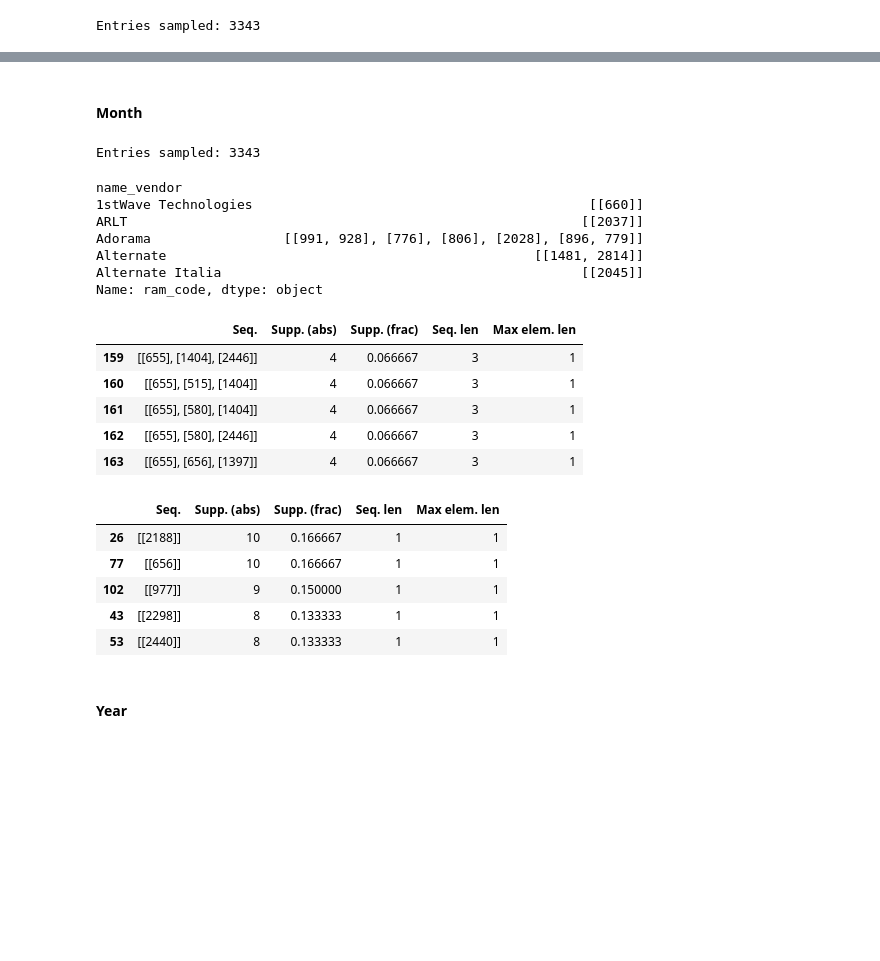
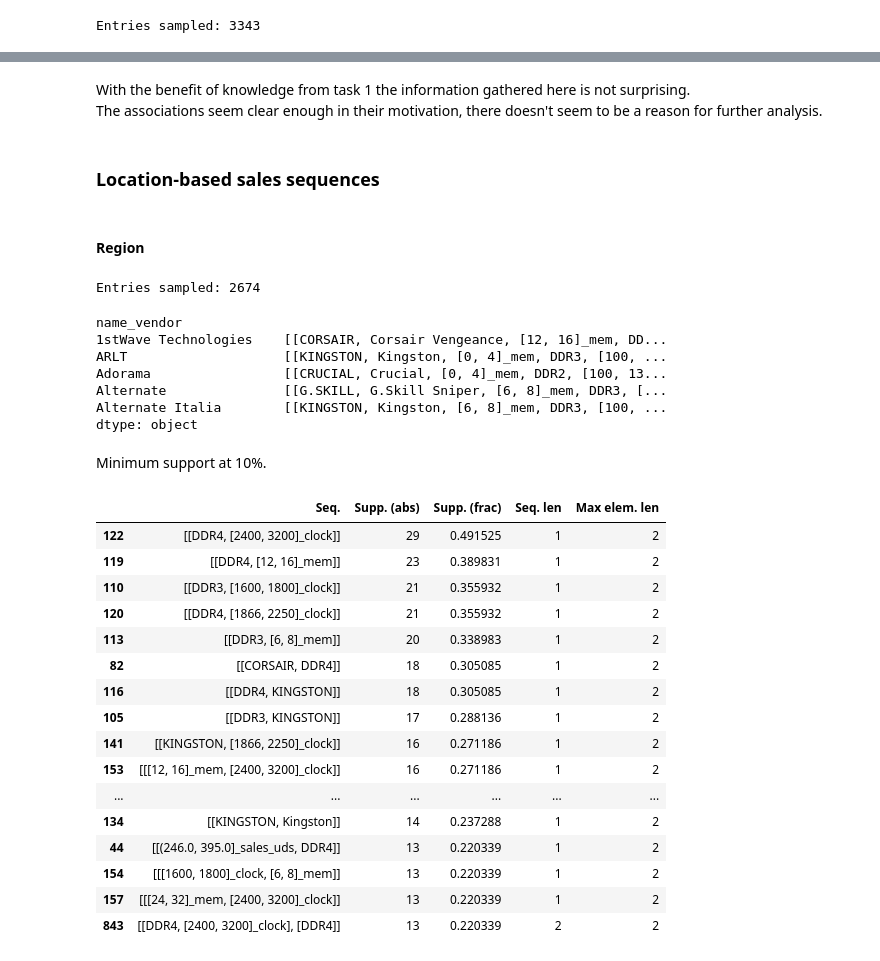
Before and after one commit to adettori/Data-Mining-DM-2020-project, a Jupyter notebook: DM_14_TASK4/dm2020-2-task4.ipynb, the cells around one changed output, grey strips where cells are left out. Cells and saved outputs as stored; diff of their text form; code cells hidden in the pictures; blank space fills up the shorter version.

Commit message:
First complete draft task 4

```diff
--- a/DM_14_TASK4/dm2020-2-task4.ipynb
+++ b/DM_14_TASK4/dm2020-2-task4.ipynb
@@ -834,51 +942,61 @@ display(df_ram.loc[[975, 1609]])
+# %% [markdown]
+With the benefit of knowledge from task 1 the information gathered here is not surprising.
+The associations seem clear enough in their motivation, there doesn't seem to be a reason for further analysis.
+# %% [markdown]
+### Location-based sales sequences
 # %% [markdown]
-#### Month
+#### Region
 # %%
-baskets_sampled_vend_month = df_sales_proc.sample(frac=0.001, random_state=0)
-print(f"Entries sampled: {baskets_sampled_vend_month.shape[0]}")
+baskets_sampled_region = df_sales_proc.sample(frac=0.0008, random_state=0)
+print(f"Entries sampled: {baskets_sampled_region.shape[0]}")
 # %% [output]
-Entries sampled: 3343
+Entries sampled: 2674
 # %%
-baskets_vend_month = baskets_sampled_vend_month.groupby(["name_vendor", "year", "month"])["ram_code"].apply(lambda x: list(x))
-baskets_vend_month = baskets_vend_month.groupby("name_vendor").apply(lambda x: [y for y in x])
+baskets_region = baskets_sampled_region.groupby(["name_vendor", "region"])[target_feat]\
+        .apply(lambda x: list(x.values))
+baskets_region = baskets_region.groupby("name_vendor").apply(lambda x: [y for y in x][0])
 
-baskets_vend_month.head()
+baskets_region.head()
 # %% [output]
 name_vendor
-1stWave Technologies                                           [[660]]
-ARLT                                                          [[2037]]
-Adorama                 [[991, 928], [776], [806], [2028], [896, 779]]
-Alternate                                               [[1481, 2814]]
-Alternate Italia                                              [[2045]]
-Name: ram_code, dtype: object
+1stWave Technologies    [[CORSAIR, Corsair Vengeance, [12, 16]_mem, DD...
+ARLT                    [[KINGSTON, Kingston, [0, 4]_mem, DDR3, [100, ...
+Adorama                 [[CRUCIAL, Crucial, [0, 4]_mem, DDR2, [100, 13...
+Alternate               [[G.SKILL, G.Skill Sniper, [6, 8]_mem, DDR3, [...
+Alternate Italia        [[KINGSTON, Kingston, [6, 8]_mem, DDR3, [100, ...
+dtype: object
 # %%
 format_baskets = []
-for row in baskets_vend_month.values:
+for row in baskets_region.values:
     format_baskets.append(row)
 
-support = np.ceil(baskets_vend_month.shape[0]*6/100)
+support = np.ceil(baskets_region.shape[0]*10/100)
 ap_result = gsp_apriori(format_baskets, support, verbose=False)
+# %% [markdown]
+Minimum support at 10%.
 # %%
-result_vend_month_df = pd.DataFrame(ap_result, columns=["Seq.", "Supp. (abs)"])
+result_region_df = pd.DataFrame(ap_result, columns=["Seq.", "Supp. (abs)"])
 
-result_vend_month_df["Supp. (frac)"] = result_vend_month_df["Supp. (abs)"]/baskets_vend_month.shape[0]
-result_vend_month_df["Seq. len"] = result_vend_month_df["Seq."].apply(lambda x: len(x))
-result_vend_month_df["Max elem. len"] = result_vend_month_df["Seq."].apply(lambda x: np.max([len(y) for y in x]))
+result_region_df["Supp. (frac)"] = result_region_df["Supp. (abs)"]/baskets_region.shape[0]
+result_region_df["Seq. len"] = result_region_df["Seq."].apply(lambda x: len(x))
+result_region_df["Max elem. len"] = result_region_df["Seq."].apply(lambda x: np.max([len(y) for y in x]))
 # %%
-display(result_vend_month_df.sort_values(["Seq. len", "Supp. (abs)"], ascending=False).head())
-display(result_vend_month_df.sort_values(["Max elem. len", "Supp. (abs)"], ascending=False).head())
+display(result_region_df.sort_values(["Max elem. len", "Supp. (abs)"], ascending=False).head(20))
 # %% [output]
 |  | Seq. | Supp. (abs) | Supp. (frac) | Seq. len | Max elem. len |
-| 159 | [[655], [1404], [2446]] | 4 | 0.066667 | 3 | 1 |
-| 160 | [[655], [515], [1404]] | 4 | 0.066667 | 3 | 1 |
-| 161 | [[655], [580], [1404]] | 4 | 0.066667 | 3 | 1 |
-| 162 | [[655], [580], [2446]] | 4 | 0.066667 | 3 | 1 |
-| 163 | [[655], [656], [1397]] | 4 | 0.066667 | 3 | 1 |
+| 122 | [[DDR4, [2400, 3200]_clock]] | 29 | 0.491525 | 1 | 2 |
+| 119 | [[DDR4, [12, 16]_mem]] | 23 | 0.389831 | 1 | 2 |
+| 110 | [[DDR3, [1600, 1800]_clock]] | 21 | 0.355932 | 1 | 2 |
+| 120 | [[DDR4, [1866, 2250]_clock]] | 21 | 0.355932 | 1 | 2 |
+| 113 | [[DDR3, [6, 8]_mem]] | 20 | 0.338983 | 1 | 2 |
+| 82 | [[CORSAIR, DDR4]] | 18 | 0.305085 | 1 | 2 |
+| 116 | [[DDR4, KINGSTON]] | 18 | 0.305085 | 1 | 2 |
+| 105 | [[DDR3, KINGSTON]] | 17 | 0.288136 | 1 | 2 |
+| 141 | [[KINGSTON, [1866, 2250]_clock]] | 16 | 0.271186 | 1 | 2 |
+| 153 | [[[12, 16]_mem, [2400, 3200]_clock]] | 16 | 0.271186 | 1 | 2 |
+| ... | ... | ... | ... | ... | ... |
+| 134 | [[KINGSTON, Kingston]] | 14 | 0.237288 | 1 | 2 |
+| 44 | [[(246.0, 395.0]_sales_uds, DDR4]] | 13 | 0.220339 | 1 | 2 |
+| 154 | [[[1600, 1800]_clock, [6, 8]_mem]] | 13 | 0.220339 | 1 | 2 |
+| 157 | [[[24, 32]_mem, [2400, 3200]_clock]] | 13 | 0.220339 | 1 | 2 |
+| 843 | [[DDR4, [2400, 3200]_clock], [DDR4]] | 13 | 0.220339 | 2 | 2 |
-|  | Seq. | Supp. (abs) | Supp. (frac) | Seq. len | Max elem. len |
-| 26 | [[2188]] | 10 | 0.166667 | 1 | 1 |
-| 77 | [[656]] | 10 | 0.166667 | 1 | 1 |
-| 102 | [[977]] | 9 | 0.150000 | 1 | 1 |
-| 43 | [[2298]] | 8 | 0.133333 | 1 | 1 |
-| 53 | [[2440]] | 8 | 0.133333 | 1 | 1 |
-# %% [markdown]
-#### Year
```
Also changed, not shown: parts of 56 cells of this notebook.
